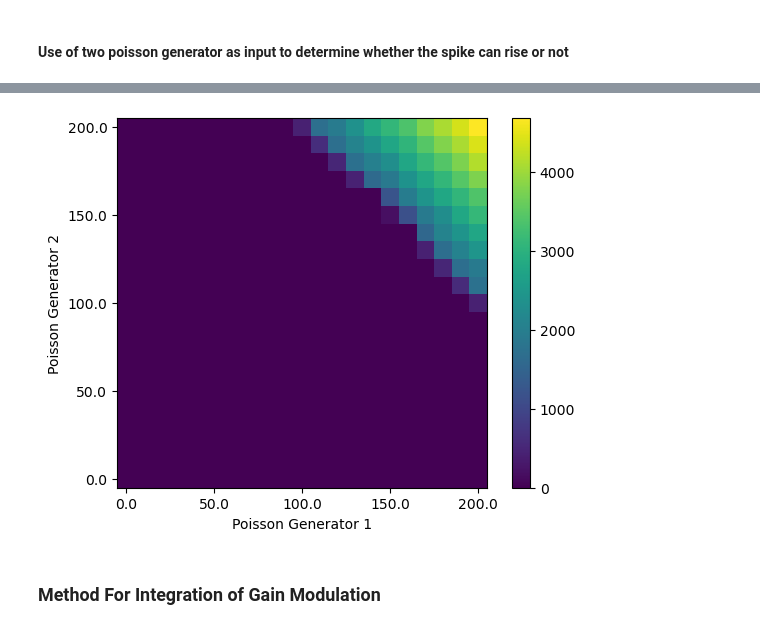
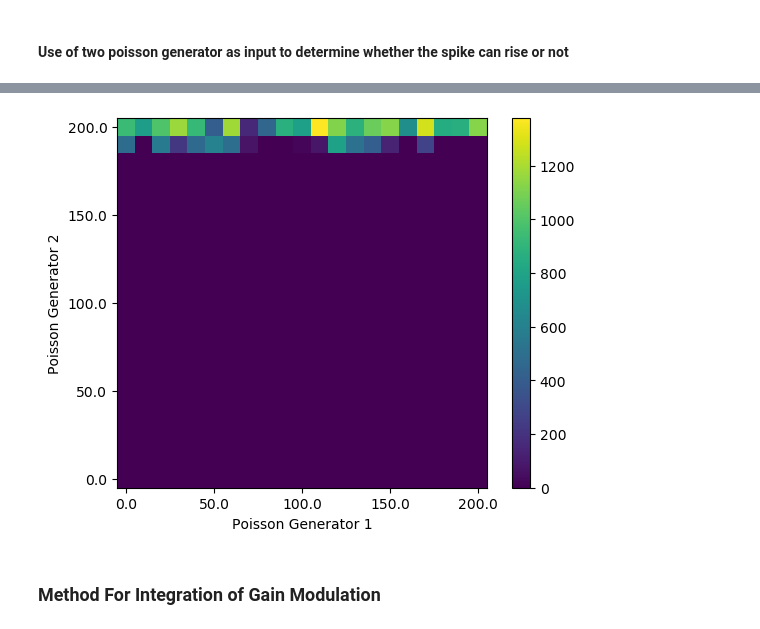
Before and after one commit to aung9htet/counting_snn, a Jupyter notebook: subitization_notebook.ipynb, the cells around one changed output, grey strips where cells are left out. Saved outputs shown, nothing was run; the diff lists cells and outputs as text; code cells hidden in the pictures.

Commit message:
Update gain mod

```diff
--- a/subitization_notebook.ipynb
+++ b/subitization_notebook.ipynb
@@ -445,7 +446,7 @@ def test_tau_generator(tau_m, rate):
             # "I_e": current * (10 ** 6),   # pA input current (commented)
             "I_e": 0,                       # pA input current
             "tau_m": tau_m,                    # ms membrane time constant
-            "C_m": 1 * 10**6,     # pF membrane capacitance (calculated for R = 1)
+            "C_m": 2 * 10**6,     # pF membrane capacitance (calculated for R = 1)
             "t_ref": 0                      # ms refractory period
         }
 
@@ -476,7 +477,7 @@ def test_tau_generator(tau_m, rate):
     return len(spike_recorder.get("events")["times"])/10, multimeter.get()
 # %%
 plt.figure()
-tau_range = np.linspace(1, 21, 11)
+tau_range = np.linspace(1, 1.4, 11)
 rate_range = range(0, 200, 10)
 record_fr = np.empty(0)
 for tau in tau_range:
@@ -530,8 +531,8 @@ def test_gain_mod(rate1, rate2, weight1, weight2):
         "tau_syn_ex": 1000,             # ms rise time of the excitatory synaptic alpha function (i.e. to see the current for each spike decays)
         # "I_e": current * (10 ** 6),   # pA input current (commented)
         "I_e": 0,                       # pA input current
-        "tau_m": 1,                    # ms membrane time constant
-        "C_m": 1 * 10**6,                       # pF membrane capacitance (calculated for R = 1)
+        "tau_m": 1.6,                    # ms membrane time constant
+        "C_m": 2 * 10**6,                       # pF membrane capacitance (calculated for R = 1)
         "t_ref": 0                      # ms refractory period
     }
 
@@ -612,24 +598,24 @@ plt.show()
 # %%
 max_range = 200
 min_range = 0
 no_of_test = 21
 rate1_range = np.linspace(max_range,min_range, no_of_test)
 rate2_range = np.linspace(min_range,max_range, no_of_test)
 record_fr = np.empty((len(rate1_range), len(rate2_range)))
 for r1_i in range(len(rate1_range)):
     for r2_i in range(len(rate2_range)):
-        fr, _ = test_gain_mod(rate1_range[r1_i], rate2_range[r2_i], 1, 1)
+        fr, _ = test_gain_mod(rate1_range[r1_i], rate2_range[r2_i], 2.3, 0)
         record_fr[r1_i][r2_i] = fr
 plt.figure()
 plt.imshow(record_fr)
 plt.xlabel("Poisson Generator 1")
 plt.ylabel("Poisson Generator 2")
 plt.xticks(ticks=np.linspace(0, no_of_test - 1,5), labels=np.linspace(min_range, max_range, 5))
 plt.yticks(ticks=np.linspace(0, no_of_test - 1,5), labels=np.linspace(max_range, min_range, 5))
 plt.colorbar()
 plt.show()
 # %% [output]
-[figure, old version]
+[figure, new version]
 # %% [markdown]
 ### Method For Integration of Gain Modulation
 # %%
```
Also changed, not shown: parts of 3 cells of this notebook.
